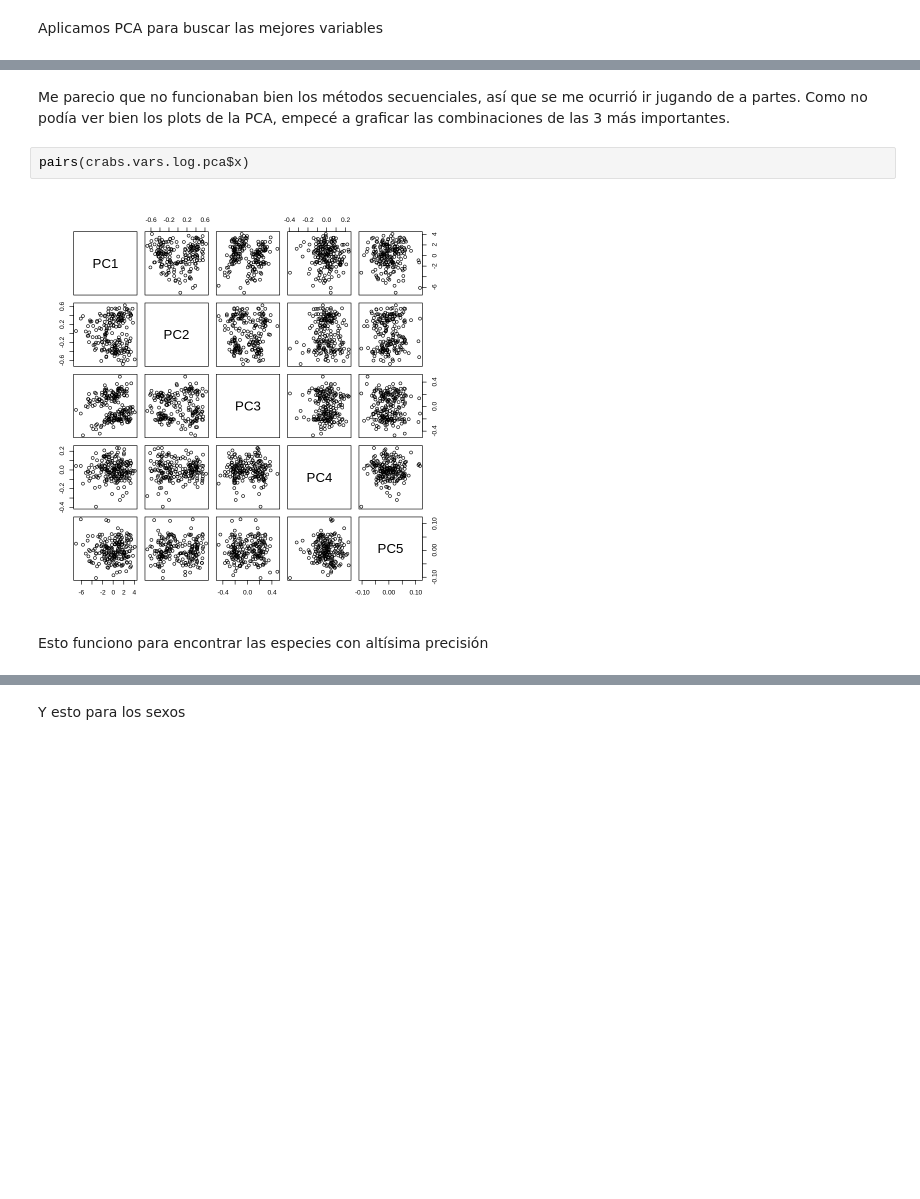
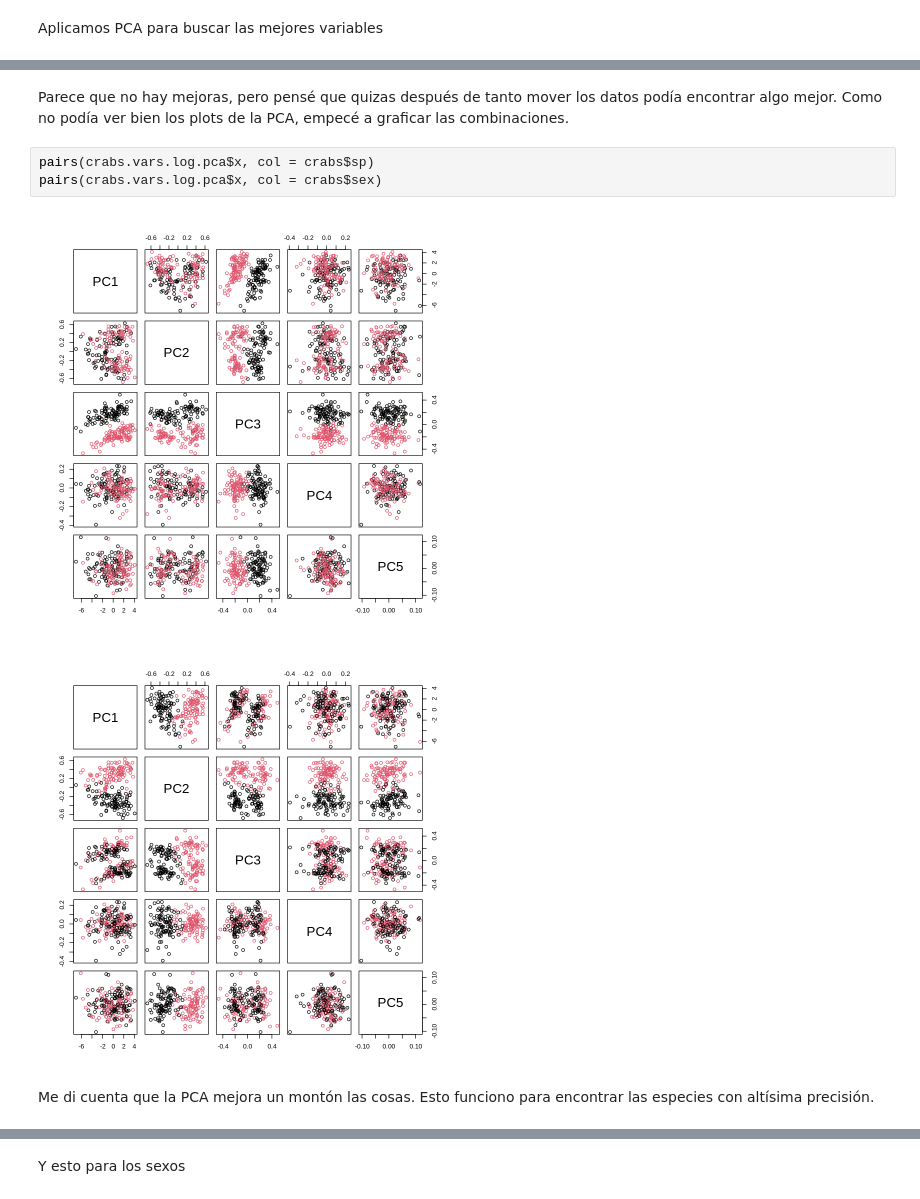
Before and after one commit to AgustinGurvich/TMD, a Jupyter notebook: TMD_TP3.ipynb, the cells around one changed output, grey strips where cells are left out. Saved outputs shown, nothing was run; the diff lists cells and outputs as text; blank space fills up the shorter version.

```diff
--- a/TMD_TP3.ipynb
+++ b/TMD_TP3.ipynb
@@ -129,9 +131,11 @@ base  1  2
 # %% [markdown]
-Me parecio que no funcionaban bien los métodos secuenciales, así que se me ocurrió ir jugando de a partes. Como no podía ver bien los plots de la PCA, empecé a graficar las combinaciones de las 3 más importantes.
+Parece que no hay mejoras, pero pensé que quizas después de tanto mover los datos podía encontrar algo mejor. Como no podía ver bien los plots de la PCA, empecé a graficar las combinaciones.
 # %%
-pairs(crabs.vars.log.pca$x)
+pairs(crabs.vars.log.pca$x, col = crabs$sp)
+pairs(crabs.vars.log.pca$x, col = crabs$sex)
 # %% [output]
-[figure, old version]
+[figure, new version]
+[figure, added]
 # %% [markdown]
-Esto funciono para encontrar las especies con altísima precisión
+Me di cuenta que la PCA mejora un montón las cosas. Esto funciono para encontrar las especies con altísima precisión.
 # %%
```
Also changed, not shown: parts of 34 cells of this notebook.
